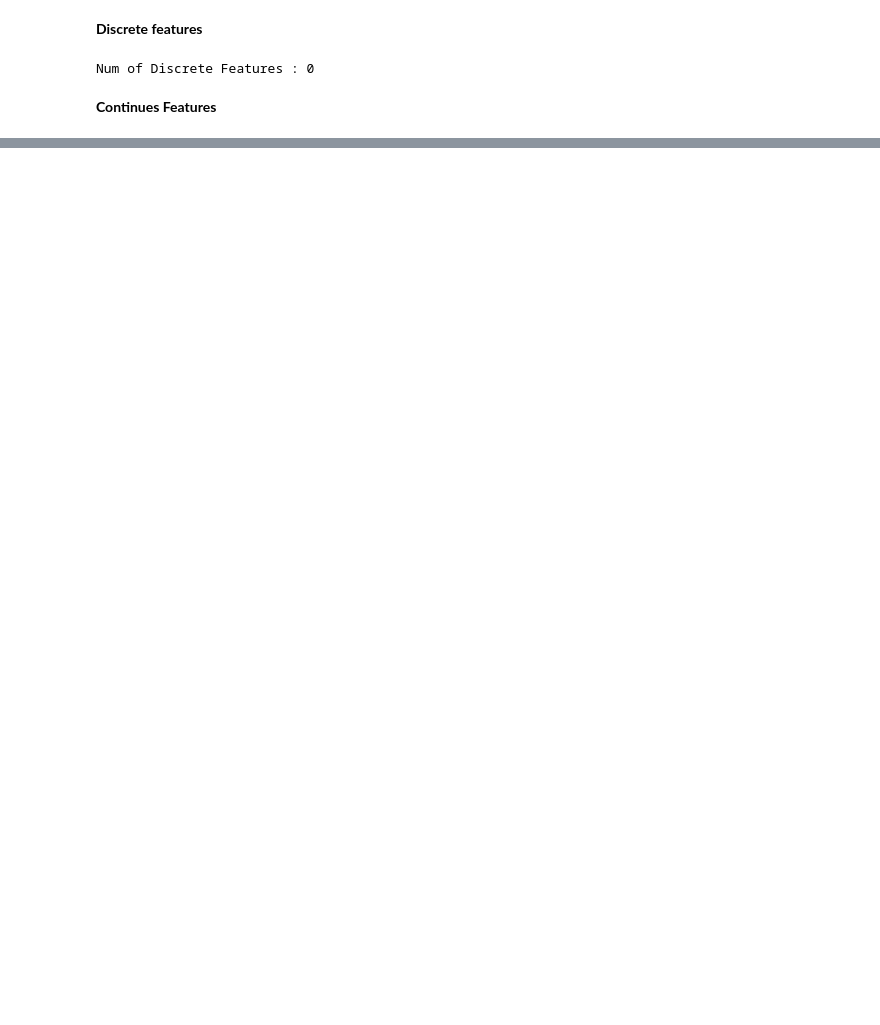
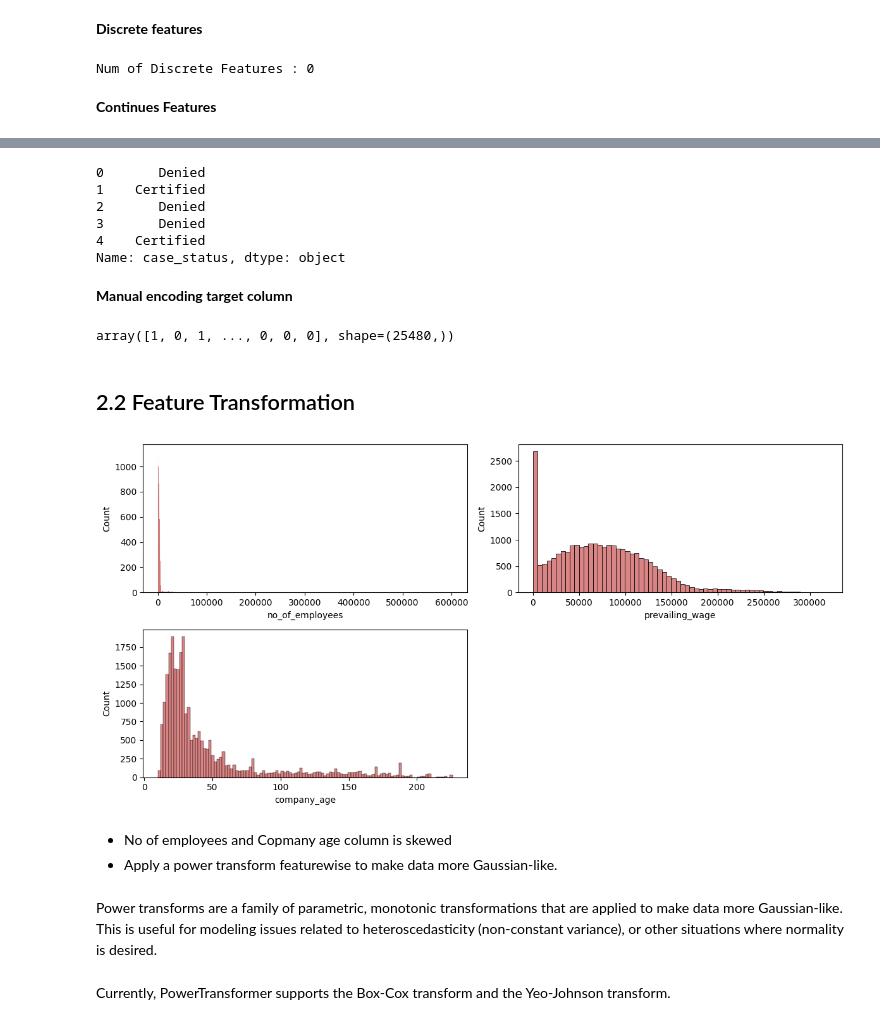
Before and after one commit to HoangKhanhTung0111/MLOPS-Project-US-Visa, a Jupyter notebook: notebook/2_Feature_Engineering_and_Model_Training.ipynb, the cells around one changed output, grey strips where cells are left out. Cells and saved outputs as stored; diff of their text form; code cells hidden in the pictures; blank space fills up the shorter version.

```diff
--- a/notebook/2_Feature_Engineering_and_Model_Training.ipynb
+++ b/notebook/2_Feature_Engineering_and_Model_Training.ipynb
@@ -84,3 +86,5 @@ df.head()
+# %%
+df.drop('yr_of_estab', axis=1, inplace=True)
 # %% [markdown]
 ### Type of feature
 # %% [markdown]
@@ -113,0 +123,14 @@ Num of Continuous Features : 4
+# %%
+X = df.drop('case_status', axis=1)
+y = df['case_status']
+# %%
+y.head()
+# %% [output]
+0       Denied
+1    Certified
+2       Denied
+3       Denied
+4    Certified
+Name: case_status, dtype: object
+# %% [markdown]
+**Manual encoding target column**
@@ -113,0 +139,23 @@ Num of Continuous Features : 4
+# %%
+y
+# %% [output]
+array([1, 0, 1, ..., 0, 0, 0], shape=(25480,))
+# %% [markdown]
+## 2.2 Feature Transformation
+# %%
+plt.figure(figsize=(12, 6))
+for i, col in enumerate(['no_of_employees','prevailing_wage','company_age']): # numerical features
+    plt.subplot(2, 2, i+1) # 2 rows, 2 columns, i+1: position of the subplot
+    sns.histplot(x=X[col], color='indianred') # histplot: for numerical features
+    plt.xlabel(col)
+    plt.tight_layout() # tight_layout: adjust the padding between and around subplots to prevent overlap
+plt.show()
+# %% [output]
+[figure, added]
+# %% [markdown]
+* No of employees and Copmany age column is skewed
+* Apply a power transform featurewise to make data more Gaussian-like.
+# %% [markdown]
+Power transforms are a family of parametric, monotonic transformations that are applied to make data more Gaussian-like. This is useful for modeling issues related to heteroscedasticity (non-constant variance), or other situations where normality is desired.
+# %% [markdown]
+Currently, PowerTransformer supports the Box-Cox transform and the Yeo-Johnson transform.
```
Also changed, not shown: parts of 19 cells of this notebook.
